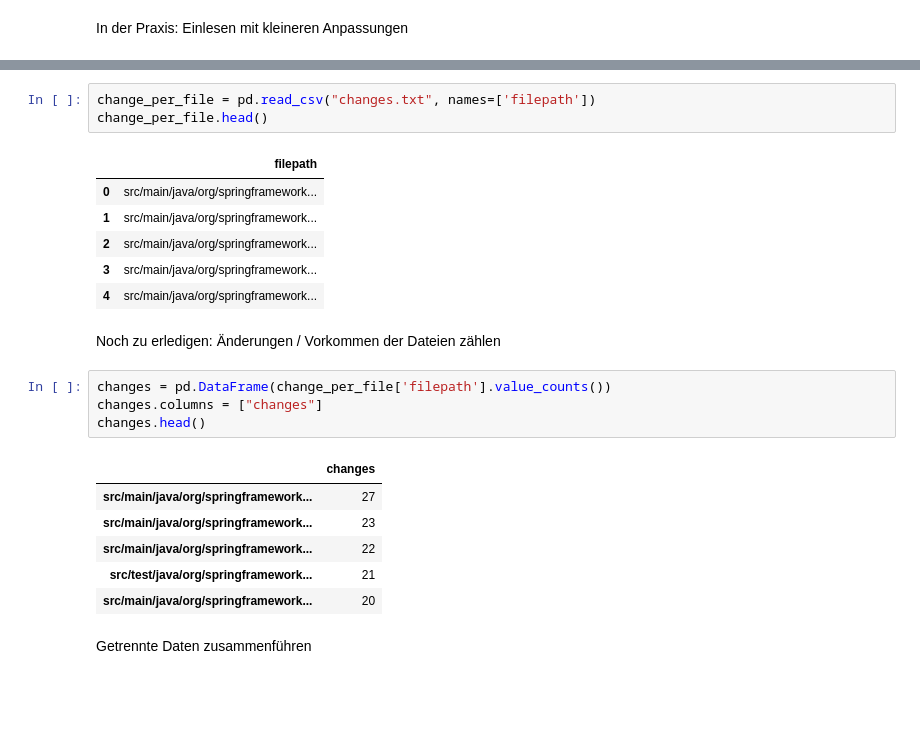
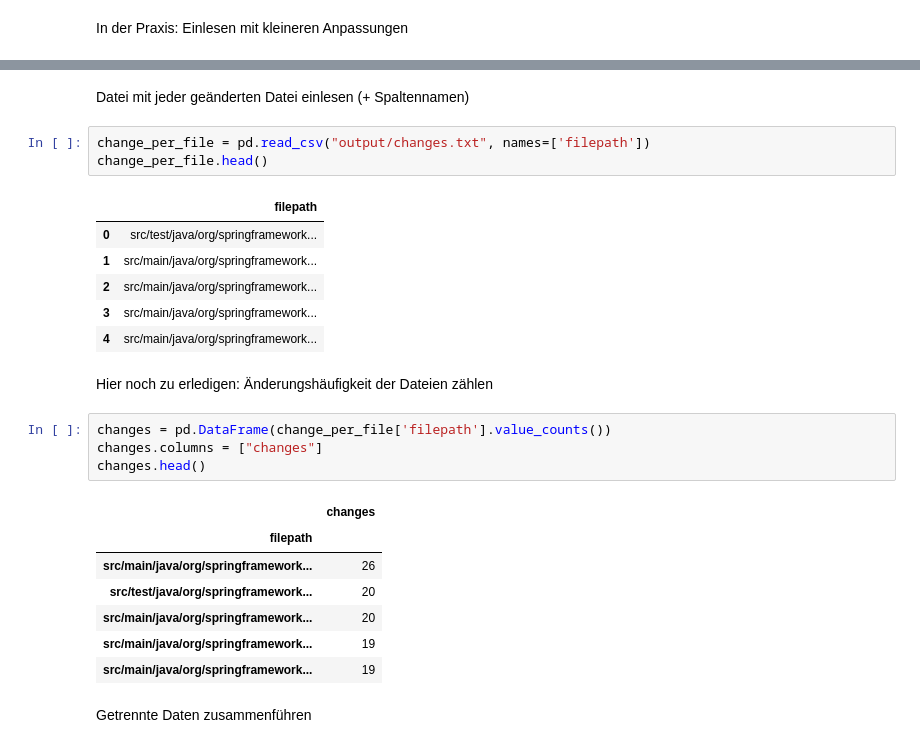
Before and after one commit to feststelltaste/sas2024, a Jupyter notebook: Code-Hotspot-Analyse.ipynb, the cells around one changed output, grey strips where cells are left out. Cells and saved outputs as stored; diff of their text form; blank space fills up the shorter version.

```diff
--- a/Code-Hotspot-Analyse.ipynb
+++ b/Code-Hotspot-Analyse.ipynb
@@ -163,26 +96,29 @@ src/main/java/org/springframework/samples/petclinic/model/NamedEntity.java
+# %% [markdown]
+Datei mit jeder geänderten Datei einlesen (+ Spaltennamen)
 # %%
-change_per_file = pd.read_csv("changes.txt", names=['filepath'])
+change_per_file = pd.read_csv("output/changes.txt", names=['filepath'])
 change_per_file.head()
 # %% [output]
 |  | filepath |
-| 0 | src/main/java/org/springframework... |
+| 0 | src/test/java/org/springframework... |
 | 1 | src/main/java/org/springframework... |
 | 2 | src/main/java/org/springframework... |
 | 3 | src/main/java/org/springframework... |
 | 4 | src/main/java/org/springframework... |
 # %% [markdown]
-Noch zu erledigen: Änderungen / Vorkommen der Dateien zählen
+Hier noch zu erledigen: Änderungshäufigkeit der Dateien zählen
 # %%
 changes = pd.DataFrame(change_per_file['filepath'].value_counts())
 changes.columns = ["changes"]
 changes.head()
 # %% [output]
 |  | changes |
-| src/main/java/org/springframework... | 27 |
-| src/main/java/org/springframework... | 23 |
-| src/main/java/org/springframework... | 22 |
-| src/test/java/org/springframework... | 21 |
+| filepath |  |
+| src/main/java/org/springframework... | 26 |
+| src/test/java/org/springframework... | 20 |
 | src/main/java/org/springframework... | 20 |
+| src/main/java/org/springframework... | 19 |
+| src/main/java/org/springframework... | 19 |
 # %% [markdown]
 Getrennte Daten zusammenführen
 # %%
```
Also changed, not shown: parts of 46 cells of this notebook, 1 other file.
